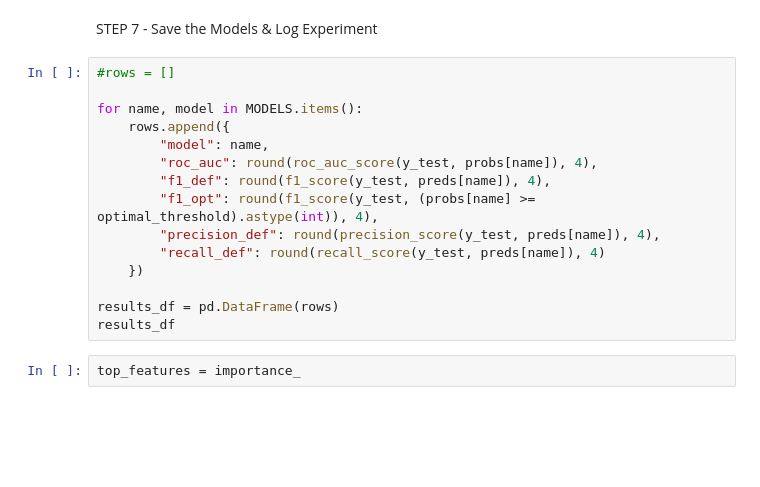
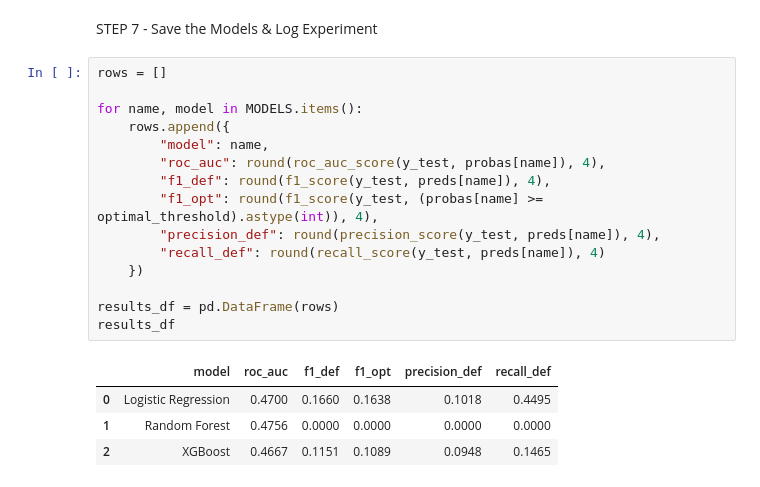
Before and after one commit to Alpha-rammy/Ridewise_London, a Jupyter notebook: notebooks/05_churn_prediction.ipynb, the cells around one changed output. Drawn from its saved outputs; the diff is of its cells as text; blank space fills up the shorter version.

```diff
--- a/notebooks/05_churn_prediction.ipynb
+++ b/notebooks/05_churn_prediction.ipynb
@@ -551,22 +561,25 @@ importance_df.head()
 # %% [markdown]
 STEP 7 - Save the Models & Log Experiment
 # %%
-#rows = []
+rows = []
 
 for name, model in MODELS.items():
     rows.append({
         "model": name,
-        "roc_auc": round(roc_auc_score(y_test, probs[name]), 4),
+        "roc_auc": round(roc_auc_score(y_test, probas[name]), 4),
         "f1_def": round(f1_score(y_test, preds[name]), 4),
-        "f1_opt": round(f1_score(y_test, (probs[name] >= optimal_threshold).astype(int)), 4),
+        "f1_opt": round(f1_score(y_test, (probas[name] >= optimal_threshold).astype(int)), 4),
         "precision_def": round(precision_score(y_test, preds[name]), 4),
         "recall_def": round(recall_score(y_test, preds[name]), 4)
     })
 
 results_df = pd.DataFrame(rows)
 results_df
+# %% [output]
+|  | model | roc_auc | f1_def | f1_opt | precision_def | recall_def |
+| 0 | Logistic Regression | 0.4700 | 0.1660 | 0.1638 | 0.1018 | 0.4495 |
+| 1 | Random Forest | 0.4756 | 0.0000 | 0.0000 | 0.0000 | 0.0000 |
+| 2 | XGBoost | 0.4667 | 0.1151 | 0.1089 | 0.0948 | 0.1465 |
-# %%
-top_features = importance_
 # %%
 # Saving the artifacts
 
```
Also changed, not shown: parts of 16 cells of this notebook.
